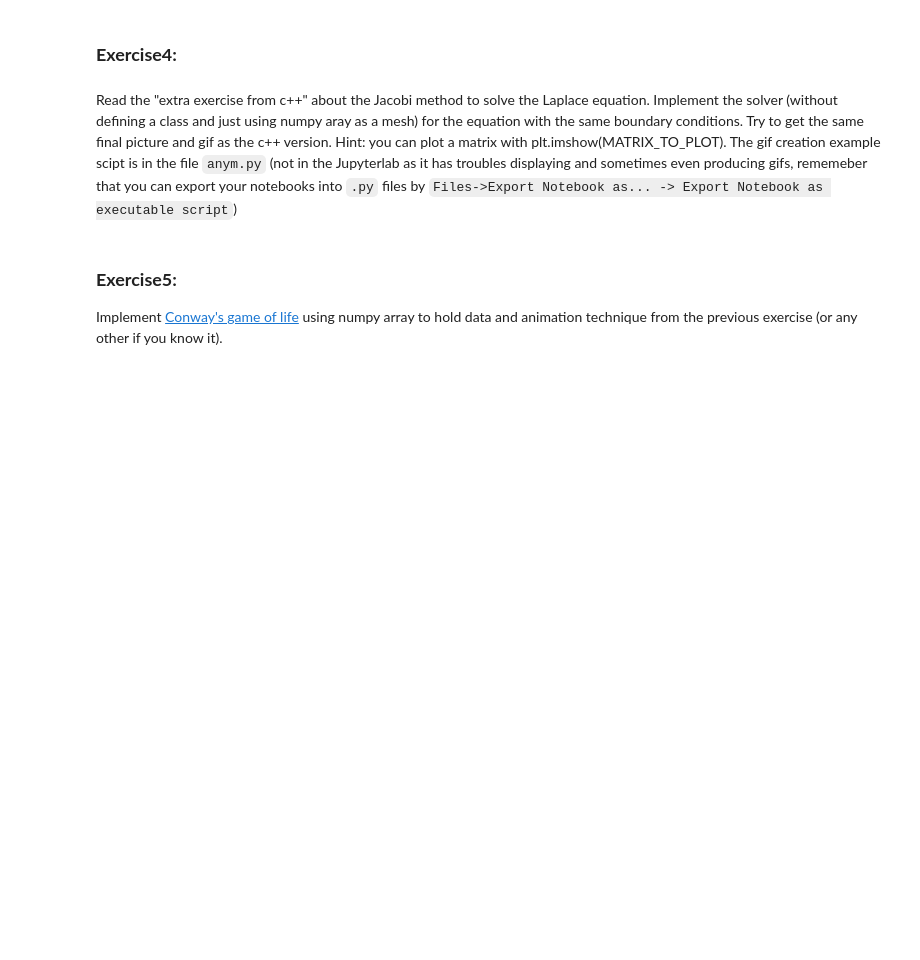
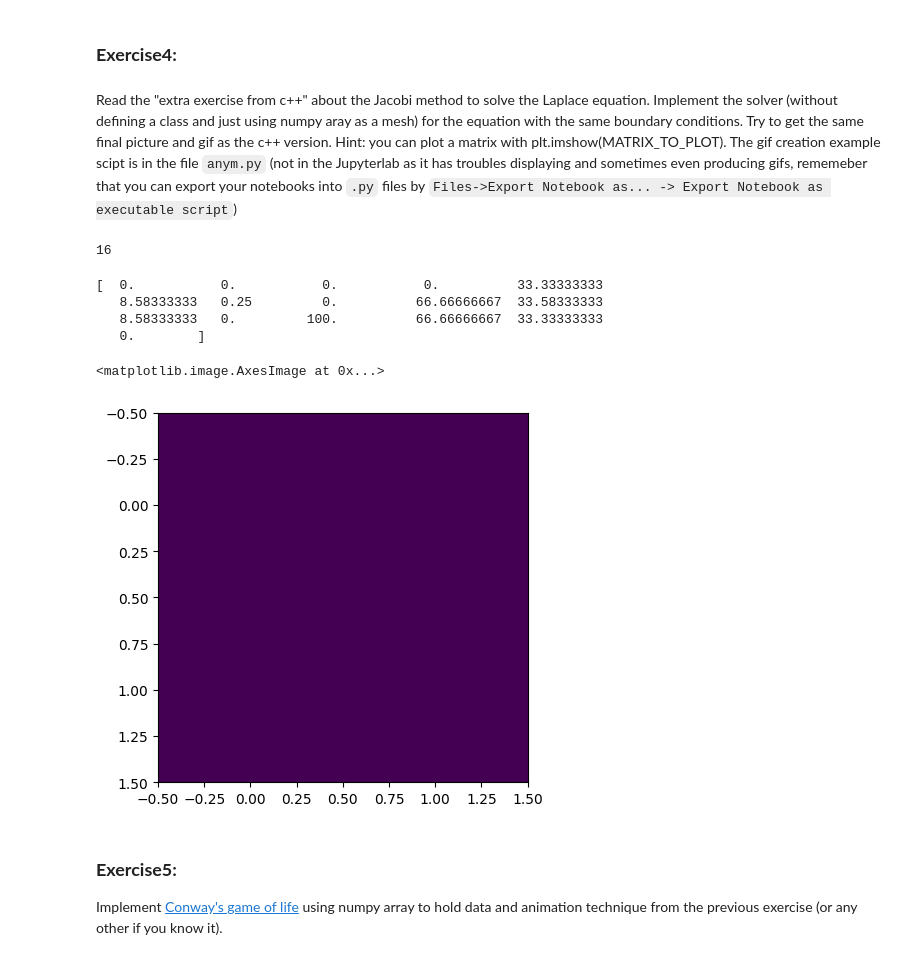
Before and after one commit to alessimichele/AdvancedProgramming_dssc22, a Jupyter notebook: python/Exercises2.ipynb, the cells around one changed output. Drawn from its saved outputs; the diff is of its cells as text; code cells hidden in the pictures; blank space fills up the shorter version.

```diff
--- a/python/Exercises2.ipynb
+++ b/python/Exercises2.ipynb
@@ -163,3 +163,34 @@ matrix_mult_quick(A,B)
 ### **Exercise4:**
 # %% [markdown]
 Read the "extra exercise from c++" about the Jacobi method to solve the Laplace equation. Implement the solver (without defining a class and just using numpy aray as a mesh) for the equation with the same boundary conditions. Try to get the same final picture and gif as the c++ version. Hint: you can plot a matrix with plt.imshow(MATRIX_TO_PLOT). The gif creation example scipt is in the file `anym.py` (not in the Jupyterlab as it has troubles displaying and sometimes even producing gifs, rememeber that you can export your notebooks into `.py` files by `Files->Export Notebook as... -> Export Notebook as executable script`)
+# %%
+import numpy as np
+import math
+
+def build_grid(N):
+    N_star = N+2
+    grid = np.empty(N_star*N_star)
+    new_grid = np.empty(N_star*N_star)
+    K = 100.0/(N_star - 1)
+
+    ##set inner grid to 0.5
+    for i in range(N_star*N_star):
+        grid[i] = 0.5
+        new_grid[i] = 0.5
+
+    ## set boundaries
+    for i in range(N_star):
+        grid[N_star*(N_star -1) + i] = 100 - K*i
+        grid[N_star*(N_star -1) - i*N_star] = 100 - K*i
+        grid[i] = 0
+        grid[N_star - 1 + i*(N_star)] = 0
+
+        new_grid[N_star*(N_star -1) + i] = 100 - K*i
+        new_grid[N_star*(N_star -1) - i*N_star] = 100 - K*i
+        new_grid[i] = 0
+        new_grid[N_star - 1 + i*(N_star)] = 0
+    return grid
+
+print(len(build_grid(2)))
+# %% [output]
+16
@@ -166,3 +209,25 @@ Read the "extra exercise from c++" about the Jacobi method to solve the Laplace
+# %%
+N = 2
+
+grd = build_grid(N)
+
+print(solver(grd))
+# %% [output]
+[  0.           0.           0.           0.          33.33333333
+   8.58333333   0.25         0.          66.66666667  33.58333333
+   8.58333333   0.         100.          66.66666667  33.33333333
+   0.        ]
+# %%
+N = 100
+N_star = N+2
+image = np.reshape(build_grid(N), (N_star,N_star))
+final = np.array([image[i, :] for i in range(N_star)])
+# %%
+from matplotlib import pyplot as plt
+plt.imshow(np.reshape(grd, (N, N)))
+# %% [output]
+<matplotlib.image.AxesImage at 0x...>
+[figure, added]
 # %% [markdown]
 ### **Exercise5:**
 Implement [Conway's game of life](https://en.wikipedia.org/wiki/Conway%27s_Game_of_Life) using numpy array to hold data and animation technique from the previous exercise (or any other if you know it).
```
Also changed, not shown: parts of 2 cells of this notebook, 11 other files.
